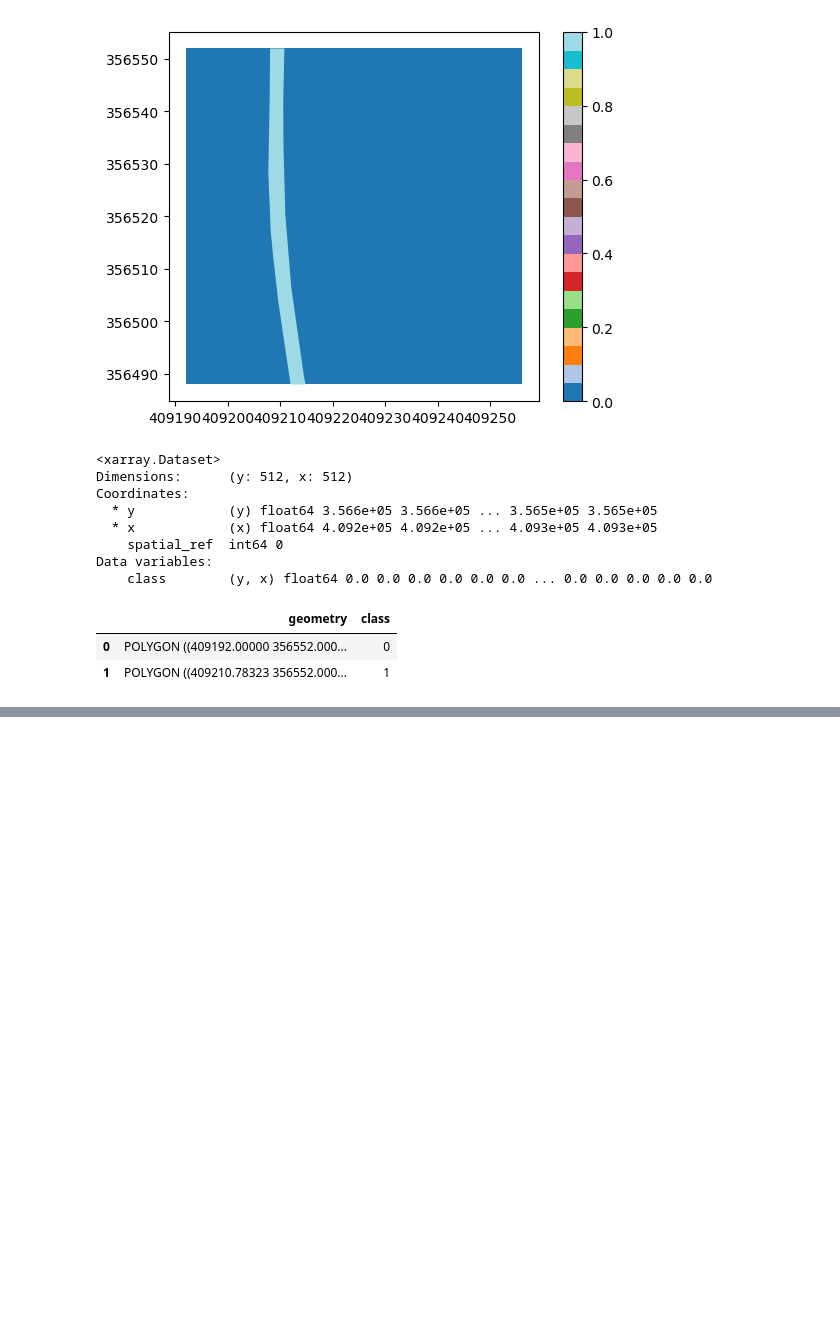
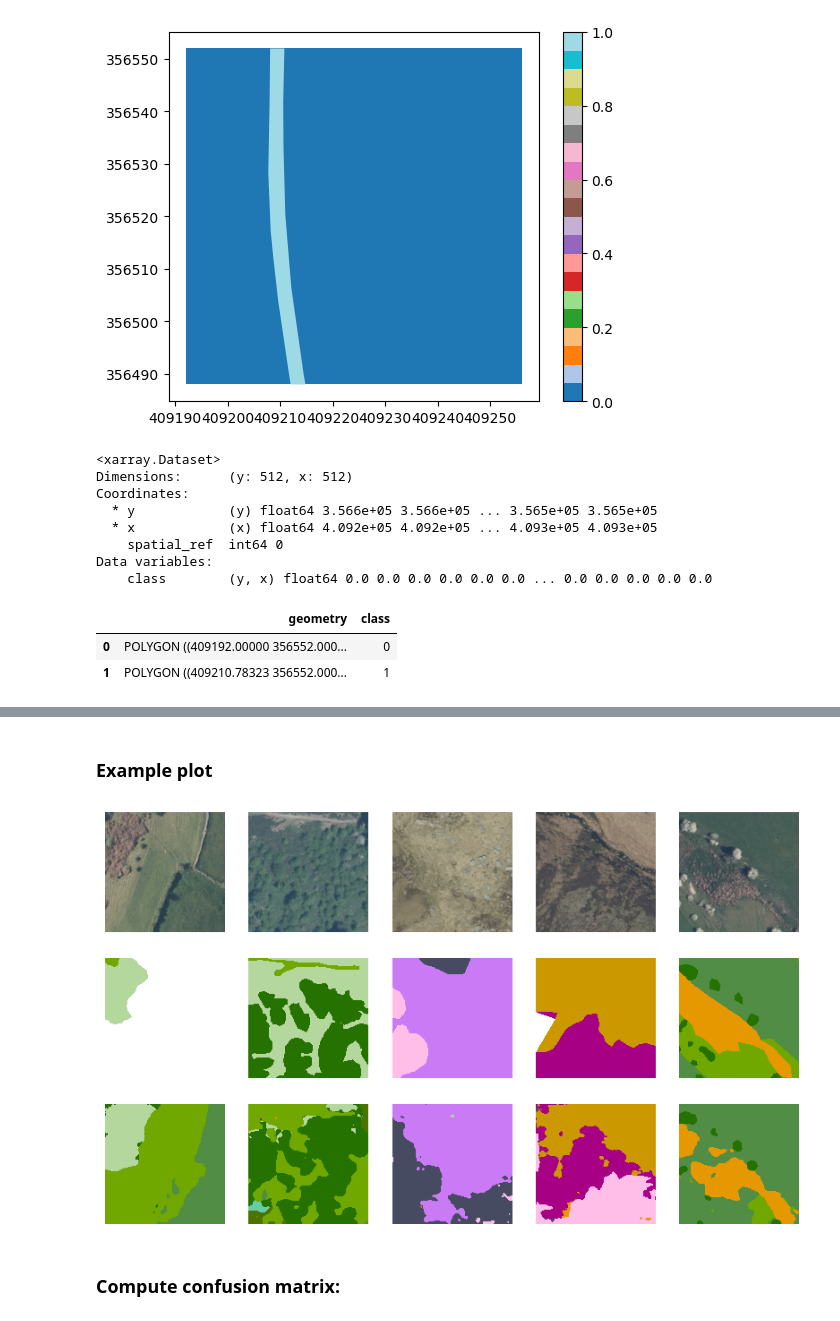
Before and after one commit to pdnpa/cnn-land-cover, a Jupyter notebook: notebooks/Figure CNN performance.ipynb, the cells around one changed output, grey strips where cells are left out. Drawn from its saved outputs; the diff is of its cells as text; code cells hidden in the pictures; blank space fills up the shorter version.

```diff
--- a/notebooks/Figure CNN performance.ipynb
+++ b/notebooks/Figure CNN performance.ipynb
@@ -994,0 +1128,47 @@ df_patchfgh
+# %% [markdown]
+### Example plot
+# %%
+## Example plots:
+
+dict_examples = {'all': [ 'SK0956_patch081',
+                  'SK0879_patch034',
+                  'SK0988_patch028',
+                        'SK2096_patch129',
+                        'SK0752_patch049']}
+
+fig, ax_all = plt.subplots(3, len(dict_examples['all']), figsize=(10, 6))
+
+for key, names_examples in dict_examples.items():
+    inds_examples = [int(np.where(test_ds_det[key].df_patches['patch_name'] == x)[0][0]) for x in names_examples]
+    batch, patch_names = lcm.get_any_combination_from_ds(ds=test_ds_det[key], list_inds=inds_examples)
+    assert key == 'all'
+    predicted_labels, class_name_list_plot = lcm.two_stage_patch_prediction(model_main=LCU_main,
+                                                                            dict_models_detailed=LCU_det,
+                                        batch_im=batch[0], dict_class_names_detailed=dict_class_names)
+    ## undo preprocessing of image so the true RGB image is shown again:
+    ims_plot = lca.undo_zscore_single_image(im_ds=batch[0], f_preprocess=test_ds_det[key].preprocessing_func)
+    ims_plot = ims_plot.detach().numpy()
+    transformed_pred_labels = lcm.relabel_twostage_pred_to_testds(class_name_list_twostage=class_name_list_plot,
+                                    class_name_list_testds=test_ds_det['all'].class_name_list,
+                                    pred_tensor=predicted_labels)
+    for i in range(len(inds_examples)):
+        ind_ax = i
+        lcv.plot_image_simple(im=ims_plot[i, :, :, :], ax=ax_all[0, ind_ax])
+        # lcv.plot_landcover_image(im=predicted_labels[i, :, :], ax=ax_all[1, ind_ax],
+        #                         lc_class_name_list=class_name_list_plot,
+        #                         unique_labels_array=test_ds_det[key].unique_labels_arr,
+        #                         plot_colorbar=False)
+
+        lcv.plot_landcover_image(im=batch[1][i, :, :], ax=ax_all[1, ind_ax],
+                                lc_class_name_list=test_ds_det['all'].class_name_list,
+                                unique_labels_array=test_ds_det[key].unique_labels_arr,
+                                plot_colorbar=False)
+
+        lcv.plot_landcover_image(im=transformed_pred_labels[i, :, :], ax=ax_all[2, ind_ax],
+                                lc_class_name_list=test_ds_det['all'].class_name_list,
+                                unique_labels_array=test_ds_det[key].unique_labels_arr,
+                                plot_colorbar=False)
+# %% [output]
+[figure, added]
+# %% [markdown]
+### Compute confusion matrix:
```
Also changed, not shown: parts of 5 cells of this notebook, 5 other files.
